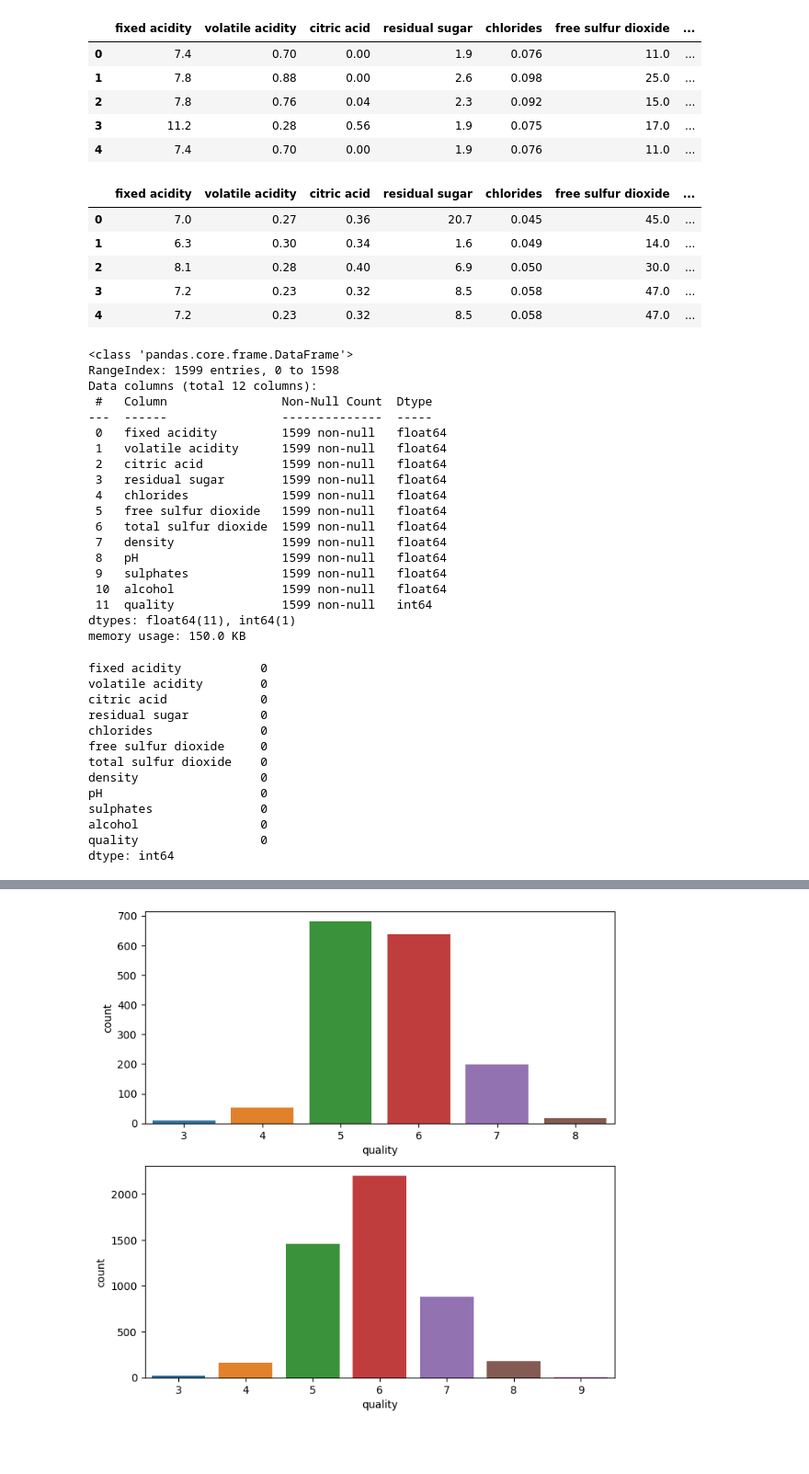
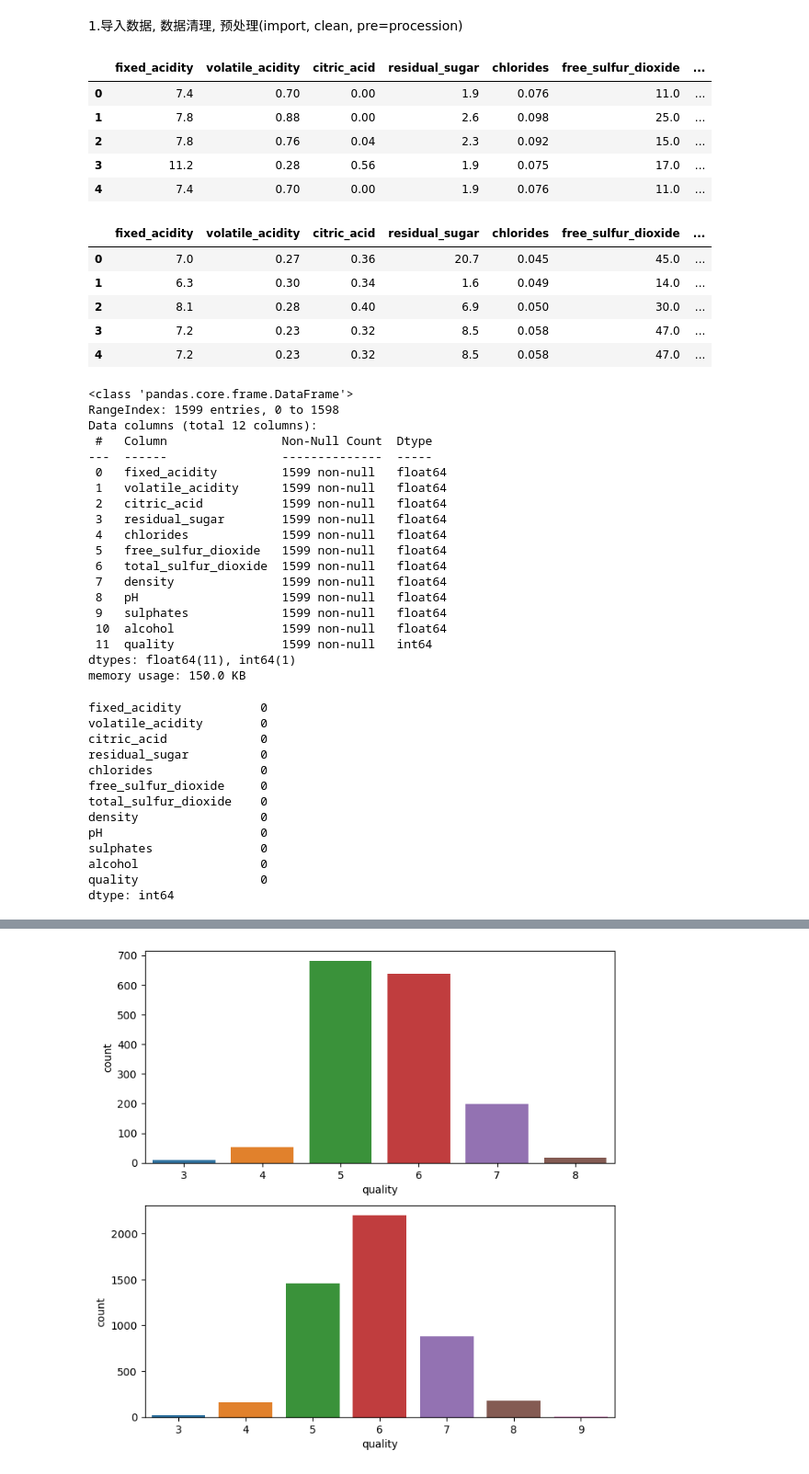
Before and after one commit to n0t1ucky/wineData, a Jupyter notebook: Analyze_red.ipynb, the cells around one changed output, grey strips where cells are left out. Shown at 92% size. Cells and saved outputs as stored; diff of their text form; code cells hidden in the pictures; blank space fills up the shorter version.

```diff
--- a/Analyze_red.ipynb
+++ b/Analyze_red.ipynb
@@ -6,8 +8,11 @@ import seaborn as sns
+# %% [markdown]
+1.导入数据, 数据清理, 预处理(import, clean, pre=procession)
 # %%
 redWine = pd.read_csv("winequality-red.csv", delimiter=";")
+redWine.columns = redWine.columns.str.replace(" ","_")
 redWine.head(5)
 # %% [output]
-|  | fixed acidity | volatile acidity | citric acid | residual sugar | chlorides | free sulfur dioxide | ... |
+|  | fixed_acidity | volatile_acidity | citric_acid | residual_sugar | chlorides | free_sulfur_dioxide | ... |
 | 0 | 7.4 | 0.70 | 0.00 | 1.9 | 0.076 | 11.0 | ... |
 | 1 | 7.8 | 0.88 | 0.00 | 2.6 | 0.098 | 25.0 | ... |
 | 2 | 7.8 | 0.76 | 0.04 | 2.3 | 0.092 | 15.0 | ... |
@@ -15,9 +20,10 @@ redWine.head(5)
 | 4 | 7.4 | 0.70 | 0.00 | 1.9 | 0.076 | 11.0 | ... |
 # %%
 whiteWine = pd.read_csv("winequality-white.csv", delimiter=";")
+whiteWine.columns = whiteWine.columns.str.replace(" ","_")
 whiteWine.head(5)
 # %% [output]
-|  | fixed acidity | volatile acidity | citric acid | residual sugar | chlorides | free sulfur dioxide | ... |
+|  | fixed_acidity | volatile_acidity | citric_acid | residual_sugar | chlorides | free_sulfur_dioxide | ... |
 | 0 | 7.0 | 0.27 | 0.36 | 20.7 | 0.045 | 45.0 | ... |
 | 1 | 6.3 | 0.30 | 0.34 | 1.6 | 0.049 | 14.0 | ... |
 | 2 | 8.1 | 0.28 | 0.40 | 6.9 | 0.050 | 30.0 | ... |
@@ -32,13 +38,13 @@ RangeIndex: 1599 entries, 0 to 1598
 Data columns (total 12 columns):
  #   Column                Non-Null Count  Dtype
 ---  ------                --------------  -----
- 0   fixed acidity         1599 non-null   float64
- 1   volatile acidity      1599 non-null   float64
- 2   citric acid           1599 non-null   float64
- 3   residual sugar        1599 non-null   float64
+ 0   fixed_acidity         1599 non-null   float64
+ 1   volatile_acidity      1599 non-null   float64
+ 2   citric_acid           1599 non-null   float64
+ 3   residual_sugar        1599 non-null   float64
  4   chlorides             1599 non-null   float64
- 5   free sulfur dioxide   1599 non-null   float64
- 6   total sulfur dioxide  1599 non-null   float64
+ 5   free_sulfur_dioxide   1599 non-null   float64
+ 6   total_sulfur_dioxide  1599 non-null   float64
  7   density               1599 non-null   float64
  8   pH                    1599 non-null   float64
  9   sulphates             1599 non-null   float64
@@ -46,13 +52,13 @@ Data columns (total 12 columns):
  11  quality               1599 non-null   int64
 dtypes: float64(11), int64(1)
 memory usage: 150.0 KB
-fixed acidity           0
-volatile acidity        0
-citric acid             0
-residual sugar          0
+fixed_acidity           0
+volatile_acidity        0
+citric_acid             0
+residual_sugar          0
 chlorides               0
-free sulfur dioxide     0
-total sulfur dioxide    0
+free_sulfur_dioxide     0
+total_sulfur_dioxide    0
 density                 0
 pH                      0
 sulphates               0
```
Also changed, not shown: parts of 18 cells of this notebook, 2 other files.
